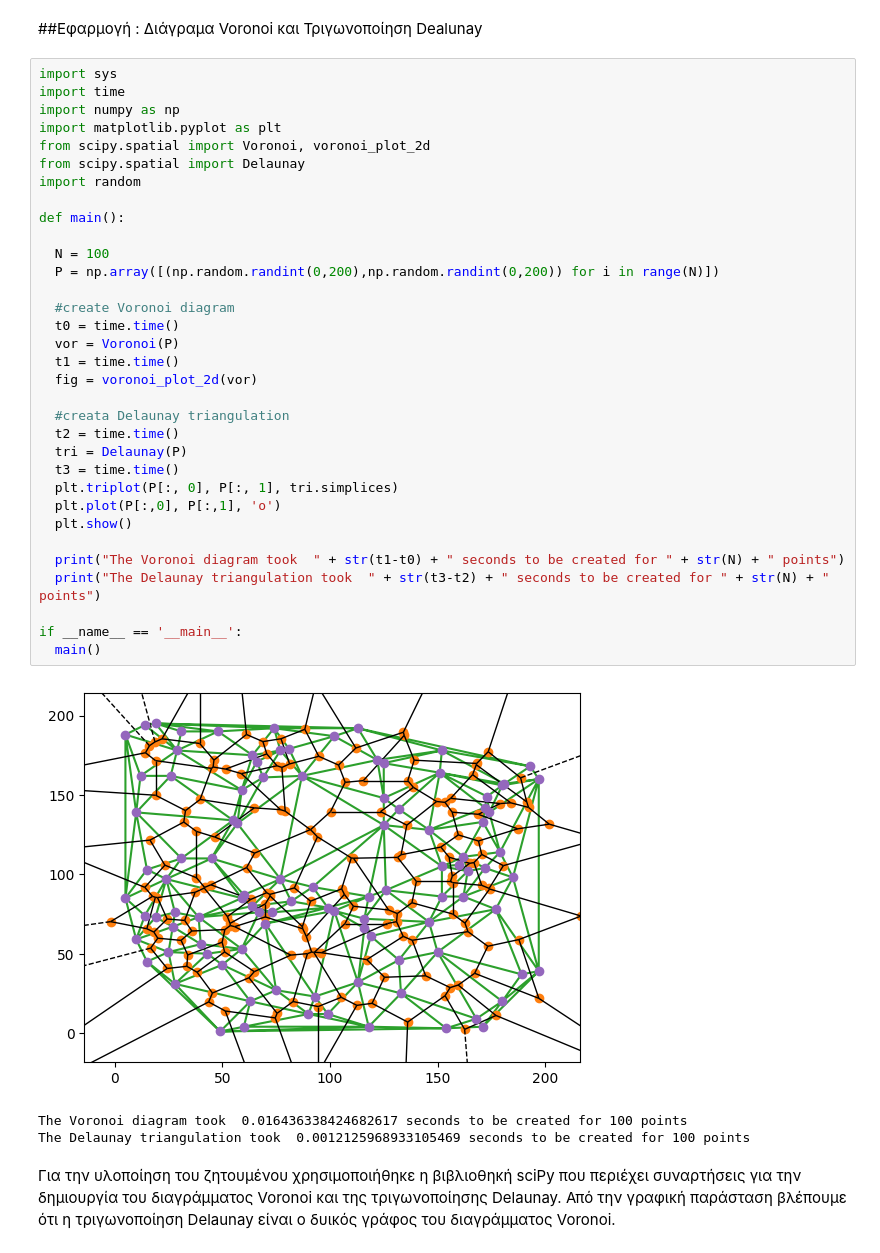
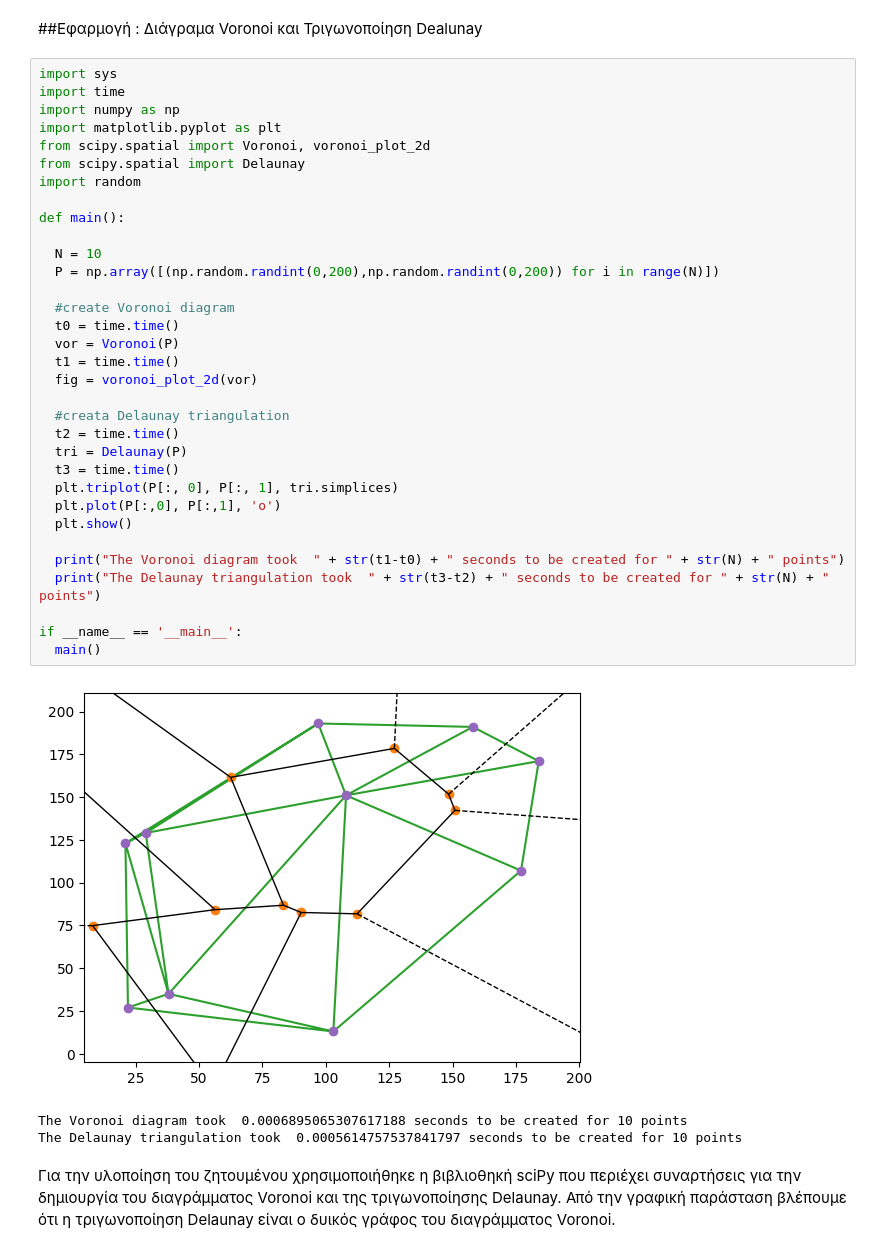
Before and after one commit to elenaliar/Computational_Geometry, a Jupyter notebook: ComputationalGeometry.ipynb, the cells around one changed output. Saved outputs shown, nothing was run; the diff lists cells and outputs as text.

```diff
--- a/ComputationalGeometry.ipynb
+++ b/ComputationalGeometry.ipynb
@@ -550,36 +550,36 @@ import time
 import numpy as np
 import matplotlib.pyplot as plt
 from scipy.spatial import Voronoi, voronoi_plot_2d
 from scipy.spatial import Delaunay
 import random
 
 def main():
 
-  N = 100
+  N = 10
   P = np.array([(np.random.randint(0,200),np.random.randint(0,200)) for i in range(N)])
 
   #create Voronoi diagram
   t0 = time.time()
   vor = Voronoi(P)
   t1 = time.time()
   fig = voronoi_plot_2d(vor)
 
   #creata Delaunay triangulation
   t2 = time.time()
   tri = Delaunay(P)
   t3 = time.time()
   plt.triplot(P[:, 0], P[:, 1], tri.simplices)
   plt.plot(P[:,0], P[:,1], 'o')
   plt.show()
 
   print("The Voronoi diagram took  " + str(t1-t0) + " seconds to be created for " + str(N) + " points")
   print("The Delaunay triangulation took  " + str(t3-t2) + " seconds to be created for " + str(N) + " points")
 
 if __name__ == '__main__':
   main()
 # %% [output]
-[figure, old version]
+[figure, new version]
-The Voronoi diagram took  0.016436338424682617 seconds to be created for 100 points
-The Delaunay triangulation took  0.0012125968933105469 seconds to be created for 100 points
+The Voronoi diagram took  0.0006895065307617188 seconds to be created for 10 points
+The Delaunay triangulation took  0.0005614757537841797 seconds to be created for 10 points
 # %% [markdown]
 Για την υλοποίηση του ζητουμένου χρησιμοποιήθηκε η βιβλιοθηκή sciPy που περιέχει συναρτήσεις για την δημιουργία του διαγράμματος Voronoi και της τριγωνοποίησης Delaunay. Από την γραφική παράσταση βλέπουμε ότι η τριγωνοποίηση Delaunay είναι o δυικός γράφος του διαγράμματος Voronoi.
```
